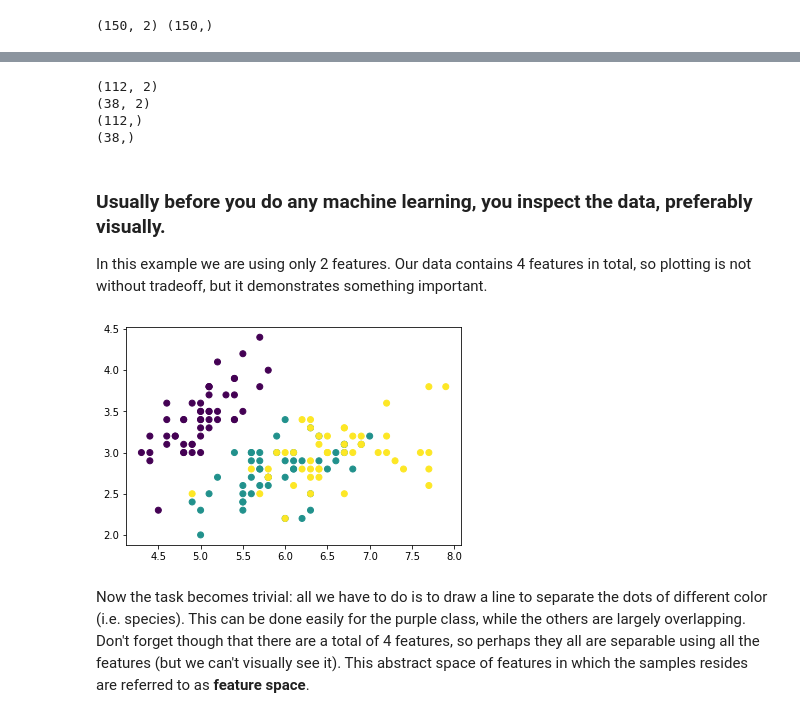
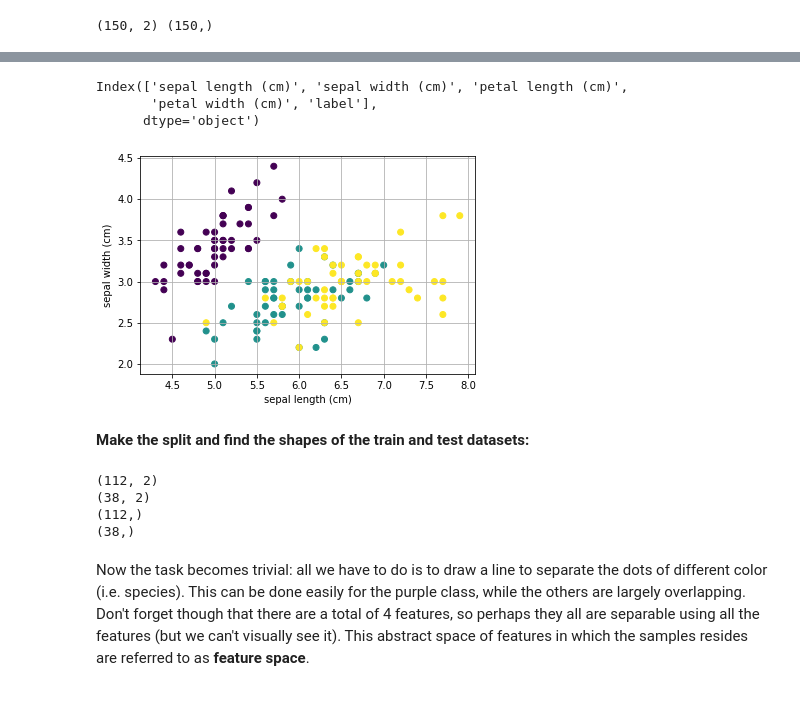
Before and after one commit to computational-medicine/BMED360-2021, a Jupyter notebook: Lab2-ML-tissue-classification/01-intro-example.ipynb, the cells around one changed output, grey strips where cells are left out. Drawn from its saved outputs; the diff is of its cells as text; code cells hidden in the pictures.

Commit message:
tested 01-intro-example

```diff
--- a/Lab2-ML-tissue-classification/01-intro-example.ipynb
+++ b/Lab2-ML-tissue-classification/01-intro-example.ipynb
@@ -311,3 +318,19 @@ print(X.shape, y.shape)
+# %%
+iris_df.columns
+# %% [output]
+Index(['sepal length (cm)', 'sepal width (cm)', 'petal length (cm)',
+       'petal width (cm)', 'label'],
+      dtype='object')
+# %%
+plt.scatter(X[:,0], X[:,1], c=y)
+plt.xlabel(iris_df.columns[0])
+plt.ylabel(iris_df.columns[1])
+plt.grid(True)
+plt.show()
+# %% [output]
+[figure, added]
+# %% [markdown]
+**Make the split and find the shapes of the train and test datasets:**
 # %%
 X_train, X_test, y_train, y_test = train_test_split(X, y, test_size=0.25, random_state=42)
 
@@ -318,16 +341,6 @@ for d in X_train, X_test, y_train, y_test:
 (38, 2)
 (112,)
 (38,)
-# %% [markdown]
-### Usually before you do any machine learning, you inspect the data, preferably visually.
-
-In this example we are using only 2 features. Our data contains 4 features in total, so plotting is not without tradeoff, but it demonstrates something important.
-# %%
-plt.figure()
-plt.scatter(X[:,0], X[:,1], c=y)
-plt.show()
-# %% [output]
-[figure, removed]
 # %% [markdown]
 Now the task becomes trivial: all we have to do is to draw a line to separate the dots of different color (i.e. species). This can be done easily for the purple class, while the others are largely overlapping. Don't forget though that there are a total of 4 features, so perhaps they all are separable using all the features (but we can't visually see it). This abstract space of features in which the samples resides are referred to as **feature space**.
 # %% [markdown]
```
Also changed, not shown: parts of 24 cells of this notebook, 34 other files.
